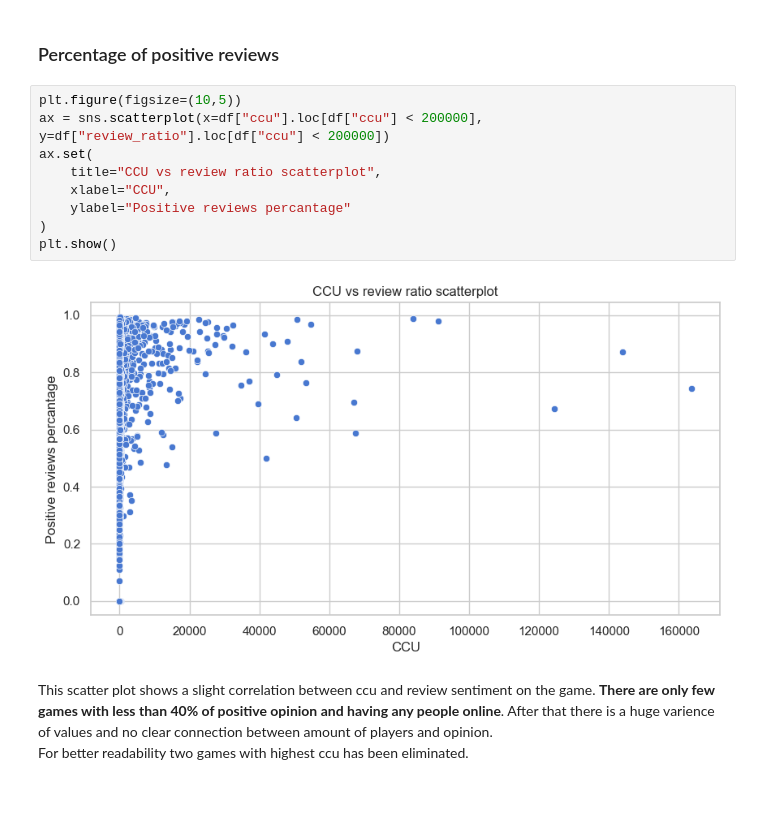
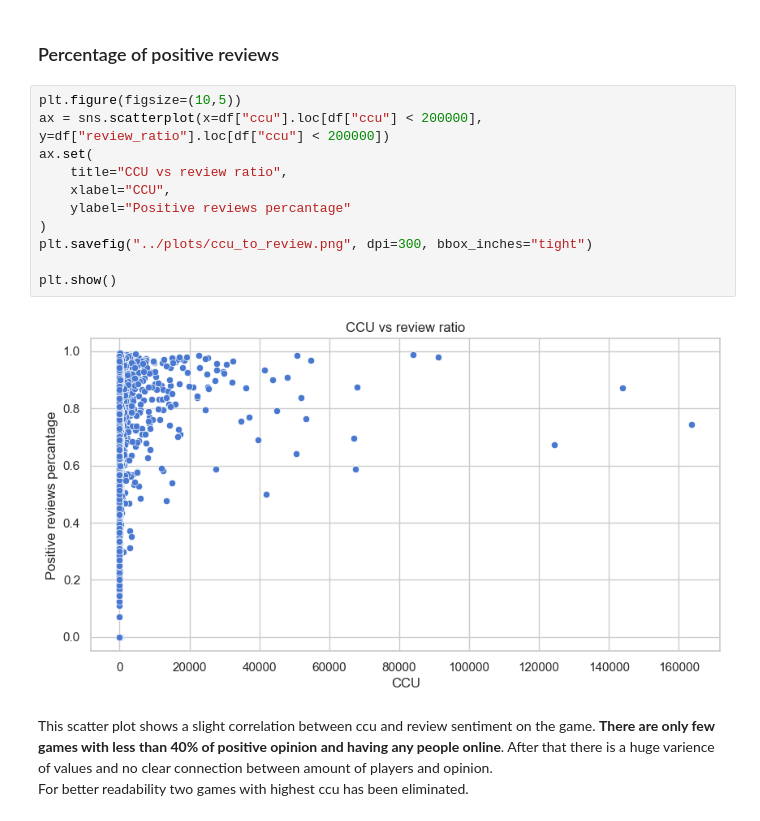
Before and after one commit to maksymkapravyi/steam-data-gathering-and-analysis, a Jupyter notebook: notebooks/steam_data_analysis.ipynb, the cells around one changed output. Cells and saved outputs as stored; diff of their text form.

```diff
--- a/notebooks/steam_data_analysis.ipynb
+++ b/notebooks/steam_data_analysis.ipynb
@@ -273,14 +285,16 @@ Futhermore, games with very high online tend to have relatively moderate avarage
 # %%
 plt.figure(figsize=(10,5))
 ax = sns.scatterplot(x=df["ccu"].loc[df["ccu"] < 200000], y=df["review_ratio"].loc[df["ccu"] < 200000])
 ax.set(
-    title="CCU vs review ratio scatterplot",
+    title="CCU vs review ratio",
     xlabel="CCU",
     ylabel="Positive reviews percantage"
 )
+plt.savefig("../plots/ccu_to_review.png", dpi=300, bbox_inches="tight")
+
 plt.show()
 # %% [output]
-[figure, old version]
+[figure, new version]
 # %% [markdown]
 This scatter plot shows a slight correlation between ccu and review sentiment on the game. __There are only few games with less than 40% of positive opinion and having any people online__. After that there is a huge varience of values and no clear connection between amount of players and opinion.
 For better readability two games with highest ccu has been eliminated.
```
Also changed, not shown: parts of 17 cells of this notebook, 18 other files.
